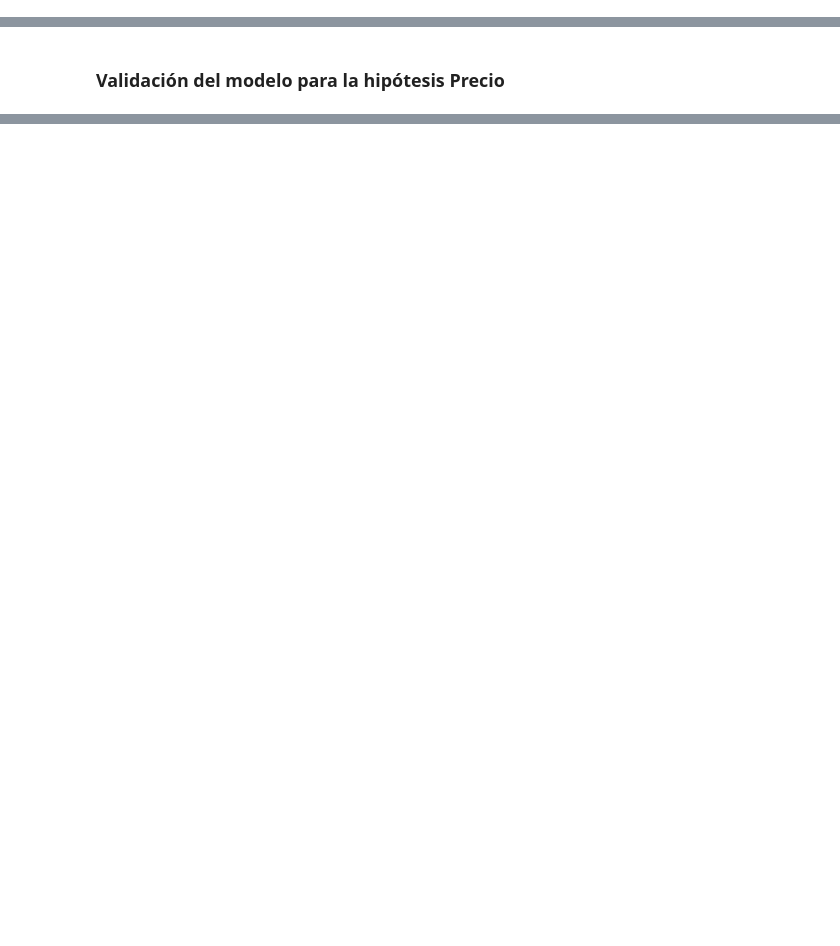
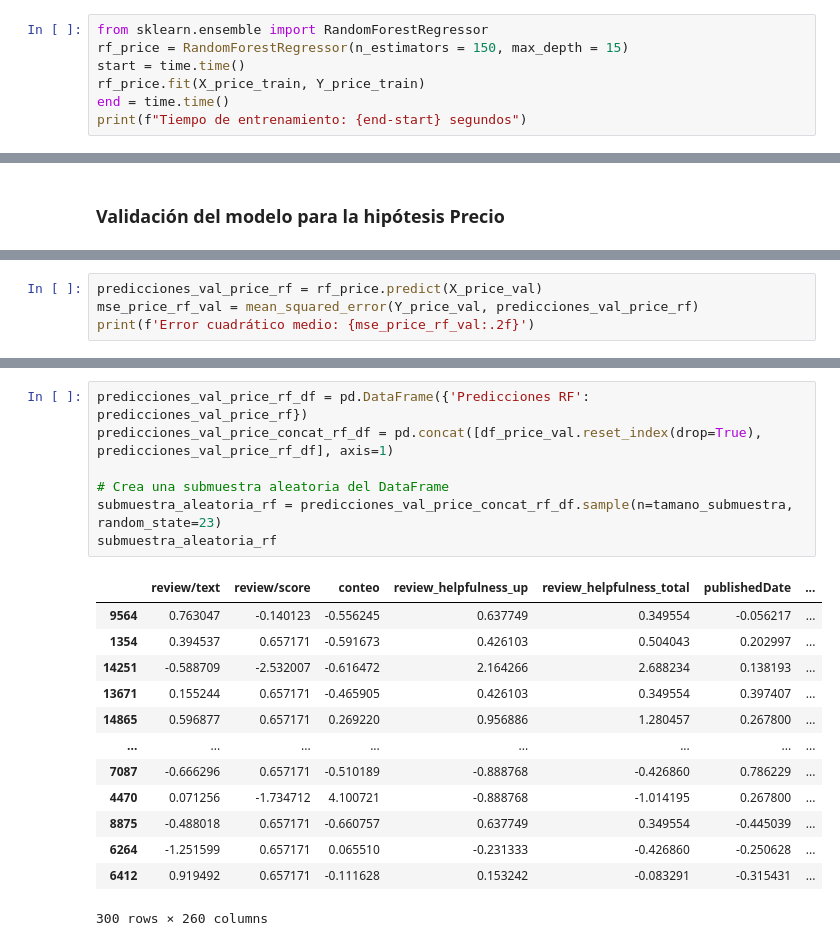
Before and after one commit to EmmaGalizio/Data-Science-Ammazon-Books-Reviews, a Jupyter notebook: TPI_clasificacion.ipynb, the cells around one changed output, grey strips where cells are left out. Saved outputs shown, nothing was run; the diff lists cells and outputs as text; blank space fills up the shorter version.

```diff
--- a/TPI_clasificacion.ipynb
+++ b/TPI_clasificacion.ipynb
@@ -290,0 +324,7 @@ Error cuadrático medio: 0.00
+# %%
+from sklearn.ensemble import RandomForestRegressor
+rf_price = RandomForestRegressor(n_estimators = 150, max_depth = 15)
+start = time.time()
+rf_price.fit(X_price_train, Y_price_train)
+end = time.time()
+print(f"Tiempo de entrenamiento: {end-start} segundos")
@@ -380,0 +489,4 @@ submuestra_aleatoria
+# %%
+predicciones_val_price_rf = rf_price.predict(X_price_val)
+mse_price_rf_val = mean_squared_error(Y_price_val, predicciones_val_price_rf)
+print(f'Error cuadrático medio: {mse_price_rf_val:.2f}')
@@ -380,0 +509,21 @@ submuestra_aleatoria
+# %%
+predicciones_val_price_rf_df = pd.DataFrame({'Predicciones RF': predicciones_val_price_rf})
+predicciones_val_price_concat_rf_df = pd.concat([df_price_val.reset_index(drop=True), predicciones_val_price_rf_df], axis=1)
+
+# Crea una submuestra aleatoria del DataFrame
+submuestra_aleatoria_rf = predicciones_val_price_concat_rf_df.sample(n=tamano_submuestra, random_state=23)
+submuestra_aleatoria_rf
+# %% [output]
+|  | review/text | review/score | conteo | review_helpfulness_up | review_helpfulness_total | publishedDate | ... |
+| 9564 | 0.763047 | -0.140123 | -0.556245 | 0.637749 | 0.349554 | -0.056217 | ... |
+| 1354 | 0.394537 | 0.657171 | -0.591673 | 0.426103 | 0.504043 | 0.202997 | ... |
+| 14251 | -0.588709 | -2.532007 | -0.616472 | 2.164266 | 2.688234 | 0.138193 | ... |
+| 13671 | 0.155244 | 0.657171 | -0.465905 | 0.426103 | 0.349554 | 0.397407 | ... |
+| 14865 | 0.596877 | 0.657171 | 0.269220 | 0.956886 | 1.280457 | 0.267800 | ... |
+| ... | ... | ... | ... | ... | ... | ... | ... |
+| 7087 | -0.666296 | 0.657171 | -0.510189 | -0.888768 | -0.426860 | 0.786229 | ... |
+| 4470 | 0.071256 | -1.734712 | 4.100721 | -0.888768 | -1.014195 | 0.267800 | ... |
+| 8875 | -0.488018 | 0.657171 | -0.660757 | 0.637749 | 0.349554 | -0.445039 | ... |
+| 6264 | -1.251599 | 0.657171 | 0.065510 | -0.231333 | -0.426860 | -0.250628 | ... |
+| 6412 | 0.919492 | 0.657171 | -0.111628 | 0.153242 | -0.083291 | -0.315431 | ... |
+300 rows × 260 columns
```
Also changed, not shown: parts of 35 cells of this notebook.
